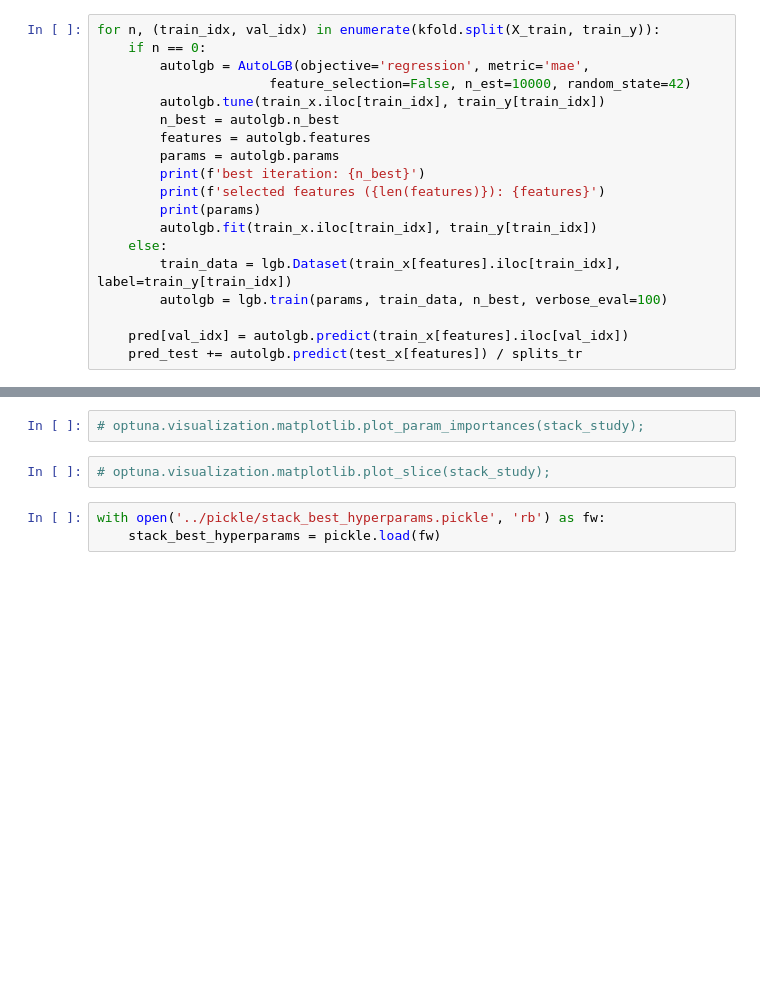
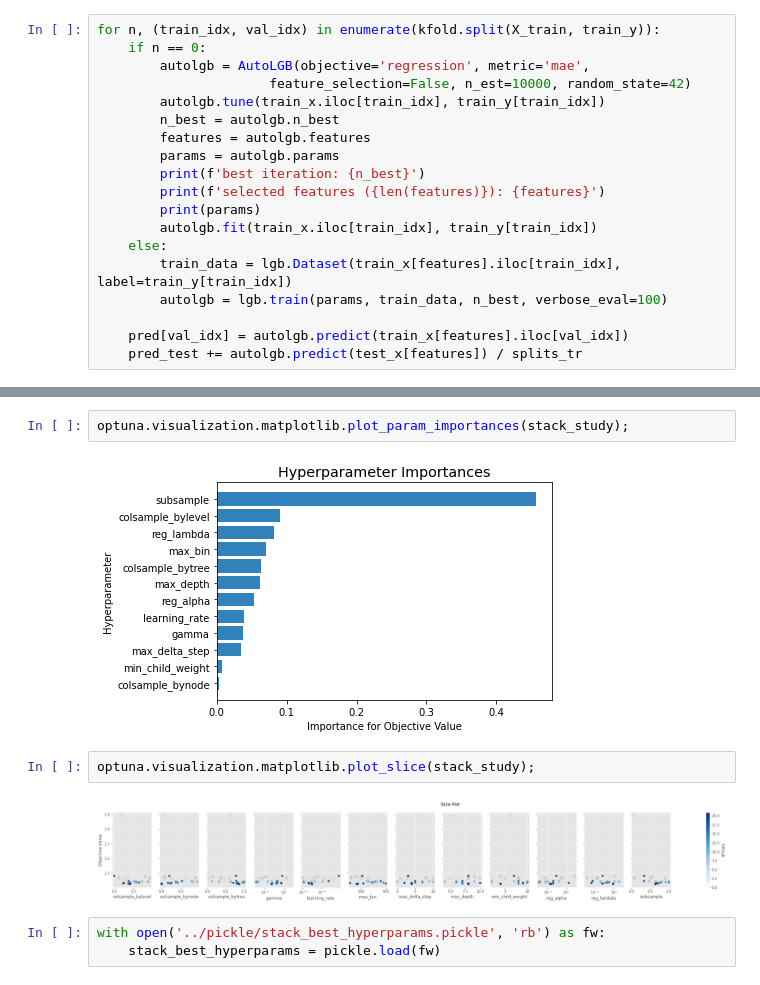
Before and after one commit to pobredward/dacon-competition, a Jupyter notebook: abalone-age-prediction/code/3_stacking.ipynb, the cells around one changed output, grey strips where cells are left out. Drawn from its saved outputs; the diff is of its cells as text; blank space fills up the shorter version.

```diff
--- a/abalone-age-prediction/code/3_stacking.ipynb
+++ b/abalone-age-prediction/code/3_stacking.ipynb
@@ -160,7 +196,11 @@ print("The best hyperparameters are:\n", stack_best_hyperparams)
 # %%
-# optuna.visualization.matplotlib.plot_param_importances(stack_study);
+optuna.visualization.matplotlib.plot_param_importances(stack_study);
+# %% [output]
+[figure, added]
 # %%
-# optuna.visualization.matplotlib.plot_slice(stack_study);
+optuna.visualization.matplotlib.plot_slice(stack_study);
+# %% [output]
+[figure, added]
 # %%
 with open('../pickle/stack_best_hyperparams.pickle', 'rb') as fw:
     stack_best_hyperparams = pickle.load(fw)
```
Also changed, not shown: parts of 13 cells of this notebook.
